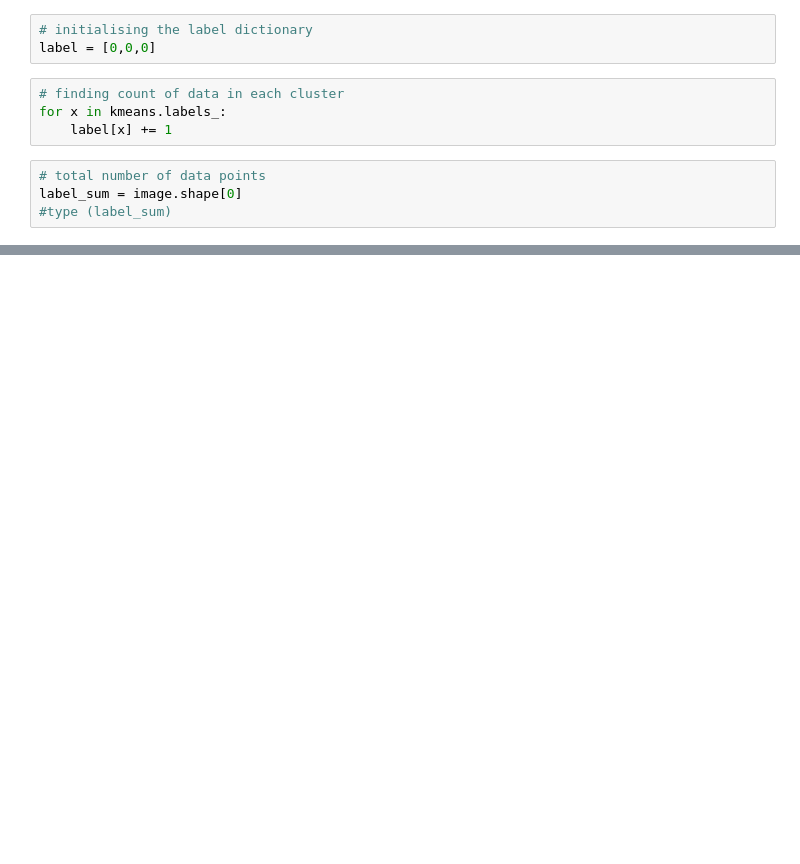
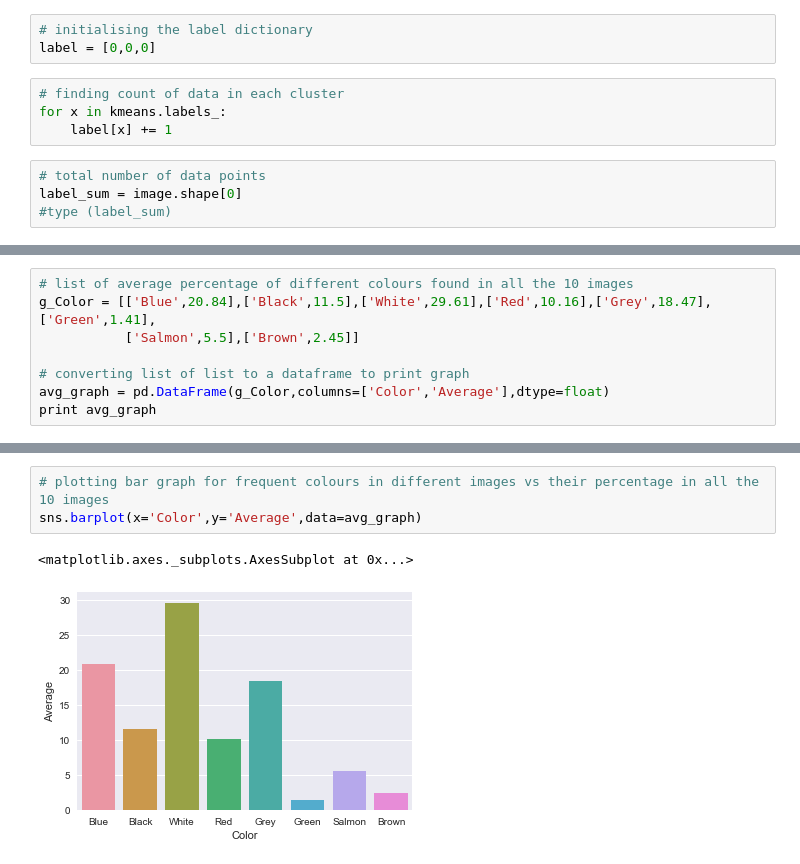
Before and after one commit to PALAKAGGARWAL62/Dominant_color, a Jupyter notebook: dominant_color_case_study.ipynb, the cells around one changed output, grey strips where cells are left out. Drawn from its saved outputs; the diff is of its cells as text; blank space fills up the shorter version.

```diff
--- a/dominant_color_case_study.ipynb
+++ b/dominant_color_case_study.ipynb
@@ -203,0 +275,8 @@ colour: [u'#f6f9f7', u'#18e618', u'#1614e8', u'#e81414', u'#a6a9a7']
+# %%
+# list of average percentage of different colours found in all the 10 images
+g_Color = [['Blue',20.84],['Black',11.5],['White',29.61],['Red',10.16],['Grey',18.47],['Green',1.41],
+           ['Salmon',5.5],['Brown',2.45]]
+
+# converting list of list to a dataframe to print graph
+avg_graph = pd.DataFrame(g_Color,columns=['Color','Average'],dtype=float)
+print avg_graph
@@ -203,0 +293,6 @@ colour: [u'#f6f9f7', u'#18e618', u'#1614e8', u'#e81414', u'#a6a9a7']
+# %%
+# plotting bar graph for frequent colours in different images vs their percentage in all the 10 images
+sns.barplot(x='Color',y='Average',data=avg_graph)
+# %% [output]
+<matplotlib.axes._subplots.AxesSubplot at 0x...>
+[figure, added]
```
Also changed, not shown: parts of 23 cells of this notebook, 21 other files.
